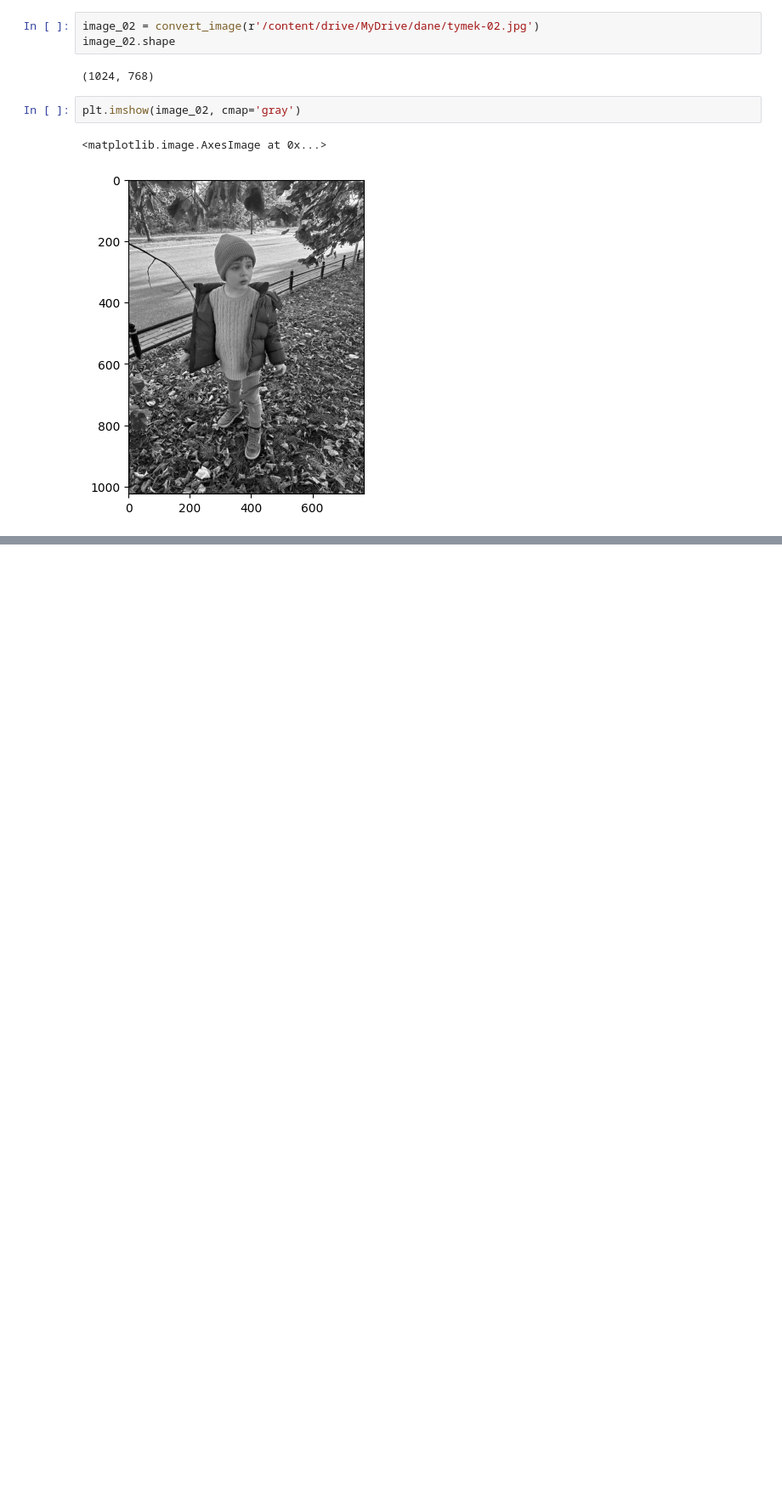
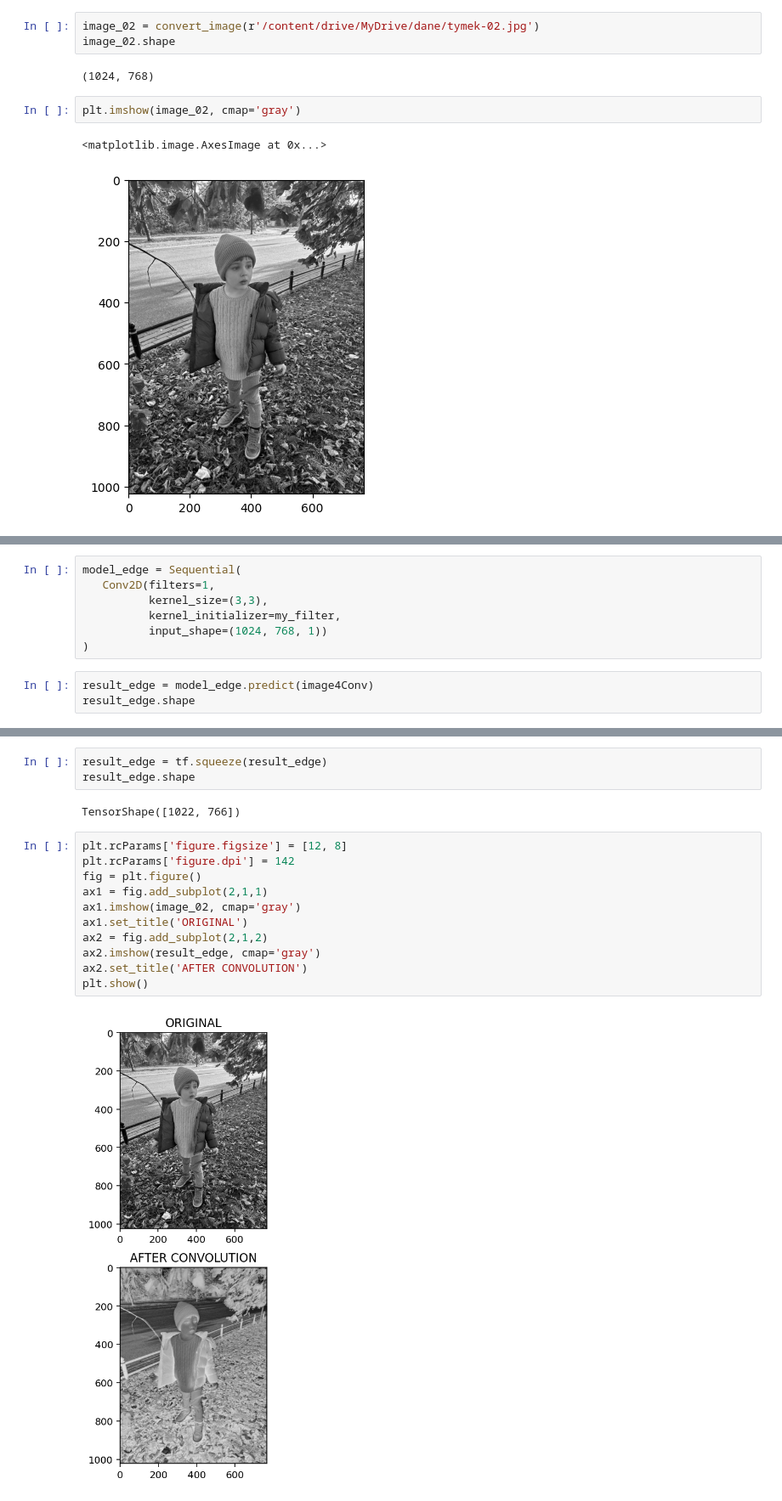
Before and after one commit to adalbertii/Modele---klasyfikacyjne, a Jupyter notebook: konwolucja_jeden_obraz.ipynb, the cells around one changed output, grey strips where cells are left out. Shown at 85% size. Drawn from its saved outputs; the diff is of its cells as text; blank space fills up the shorter version.

```diff
--- a/konwolucja_jeden_obraz.ipynb
+++ b/konwolucja_jeden_obraz.ipynb
@@ -30,0 +101,10 @@ plt.imshow(image_02, cmap='gray')
+# %%
+model_edge = Sequential(
+   Conv2D(filters=1,
+          kernel_size=(3,3),
+          kernel_initializer=my_filter,
+          input_shape=(1024, 768, 1))
+)
+# %%
+result_edge = model_edge.predict(image4Conv)
+result_edge.shape
@@ -30,0 +114,18 @@ plt.imshow(image_02, cmap='gray')
+# %%
+result_edge = tf.squeeze(result_edge)
+result_edge.shape
+# %% [output]
+TensorShape([1022, 766])
+# %%
+plt.rcParams['figure.figsize'] = [12, 8]
+plt.rcParams['figure.dpi'] = 142
+fig = plt.figure()
+ax1 = fig.add_subplot(2,1,1)
+ax1.imshow(image_02, cmap='gray')
+ax1.set_title('ORIGINAL')
+ax2 = fig.add_subplot(2,1,2)
+ax2.imshow(result_edge, cmap='gray')
+ax2.set_title('AFTER CONVOLUTION')
+plt.show()
+# %% [output]
+[figure, added]
```
Also changed, not shown: parts of 11 cells of this notebook.
